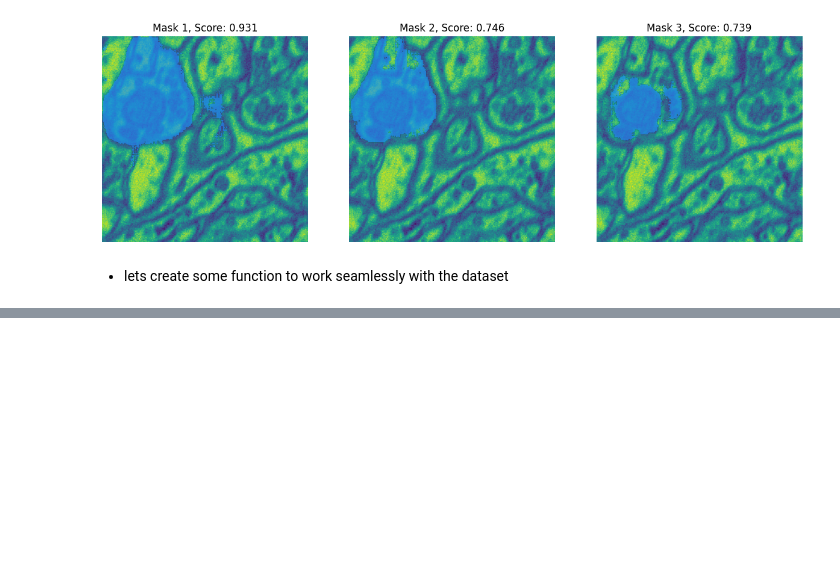
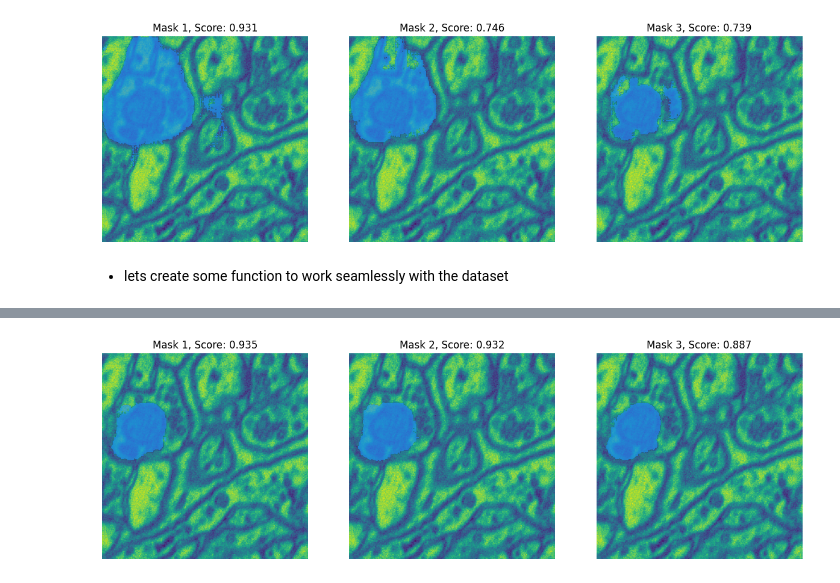
Before and after one commit to HasanGoni/labeling_test, a Jupyter notebook: nbs/09_HQ_SAM.inference.ipynb, the cells around one changed output, grey strips where cells are left out. Cells and saved outputs as stored; diff of their text form; code cells hidden in the pictures; blank space fills up the shorter version.

Commit message:
HQ SAM inference notebook for bbox prompt is updated

```diff
--- a/nbs/09_HQ_SAM.inference.ipynb
+++ b/nbs/09_HQ_SAM.inference.ipynb
@@ -168,0 +212,16 @@ def get_masks_from_points(
+# %%
+points = [[[50, 100]]]
+emb, int_emb = get_embeddings(
+    image,
+    processor,
+    model,
+    device)
+masks,scores = get_masks_from_prompts(
+    image,
+    processor,
+    model,
+    emb,
+    int_emb,
+    device,
+    points,
+    show_masks=True)
@@ -169,3 +258,16 @@ def get_masks_from_points(
+# %%
+masks,scores = get_masks_from_prompts(
+    image,
+    processor,
+    model,
+    emb,
+    int_emb,
+    device,
+    points=None,
+    input_boxes=boxes,
+    show_masks=True)
+# %% [output]
+[figure, added]
 # %%
 #| export
 CURRETNT_NB='/home/ai_sintercra/homes/hasan/projects/git_data/labeling_test/nbs'
```
Also changed, not shown: parts of 8 cells of this notebook, 4 other files.
